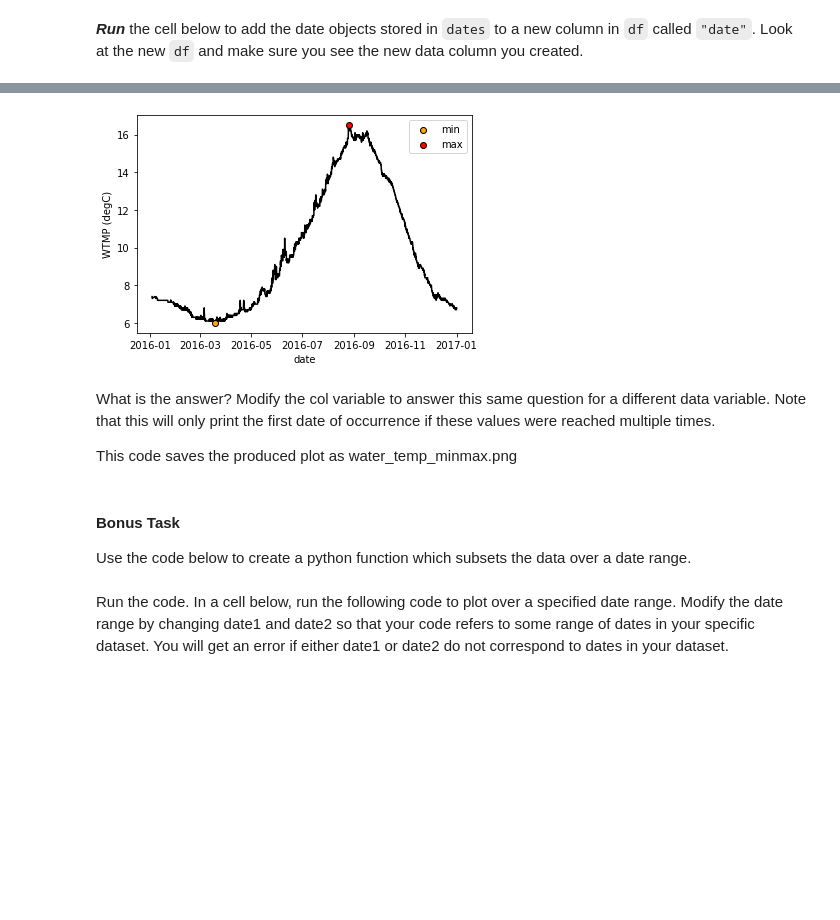
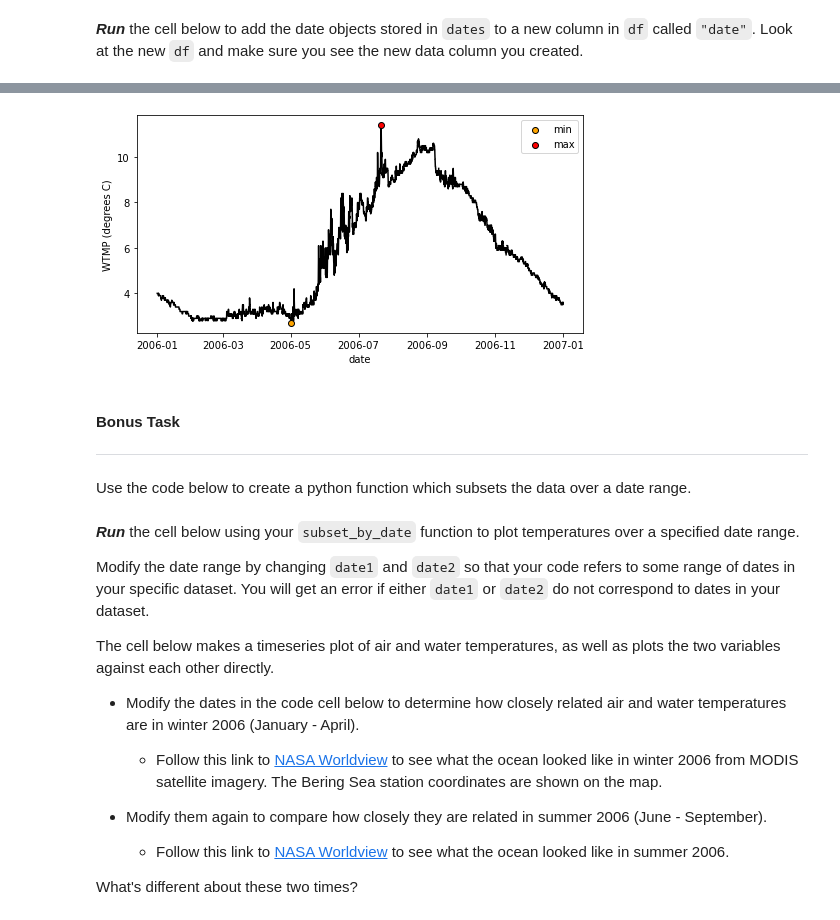
Before and after one commit to mackenziejewell/water-analysis-python-lesson, a Jupyter notebook: content/NDBC_buoy_analysis.ipynb, the cells around one changed output, grey strips where cells are left out. Cells and saved outputs as stored; diff of their text form; code cells hidden in the pictures; blank space fills up the shorter version.

```diff
--- a/content/NDBC_buoy_analysis.ipynb
+++ b/content/NDBC_buoy_analysis.ipynb
@@ -63,8 +80,8 @@ The code line below where you specified the filename will use the pandas `read_t
 # %%
 # specify the name of the text file
-filename = 'supp_info/46246h2016.txt'
+filename = 'NDBC_ID46073_2006.txt'
 
 # use pandas to read text file into dataframe called 'df_raw'
-df_raw = pd.read_table(filename, delim_whitespace=True, header = [0,1])
+df_raw = pd.read_table(filename, delim_whitespace=True, header = [0])
 df_raw
 # %% [output]
@@ -97,7 +113,7 @@ Let’s read the data in again, this time into a variable called `df`. This time
 NaN = ['999', '999.0', '99.0', '9999.0']
 
 # read in data again, but drop any columns or rows filled only with NaNs
-df = pd.read_table(filename, delim_whitespace=True, header = [0,1], na_values = NaN).dropna(axis='columns', how='all').dropna(axis='rows', how='all')
+df = pd.read_table(filename, delim_whitespace=True, header = [0], na_values = NaN).dropna(axis='columns', how='all').dropna(axis='rows', how='all')
 
 df
 # %% [output]
@@ -126,14 +141,17 @@ We can combine these five date information columns into single datetime objects
 **<em>Run</em>** the cell below to access the date data and combine them into a single array called `dates`.
 # %%
 # read date data into individual data arrays
-years = df['#YY']
+years = df['YYYY']
 months = df['MM']
 days = df['DD']
 hours = df['hh']
 mins = df['mm']
 
 # combine them into a single array called ‘dates’
-dates = [datetime.datetime.strptime(f'{y}-{m:02d}-{d:02d}T{h:02d}:{mm:02d}', '%Y-%m-%dT%H:%M') for y, m, d, h, mm in zip(years['#yr'], months['mo'], days['dy'], hours['hr'], mins['mn'])]
+# dates = [datetime.datetime.strptime(f'{y}-{m:02d}-{d:02d}T{h:02d}:{mm:02d}', '%Y-%m-%dT%H:%M') for y, m, d, h, mm in zip(years['#yr'], months['mo'], days['dy'], hours['hr'], mins['mn'])]
+
+
+dates = [datetime.datetime.strptime(f'{y}-{m:02d}-{d:02d}T{h:02d}:{mm:02d}', '%Y-%m-%dT%H:%M') for y, m, d, h, mm in zip(years, months, days, hours, mins)]
 # %% [markdown]
 **<em>Run</em>** the cell below to add the date objects stored in `dates` to a new column in `df` called `"date"`. Look at the new `df` and make sure you see the new data column you created.
 # %%
@@ -267,26 +313,29 @@ Use the code below to find min and max temperature values, and when these occurr
 # %%
 # specify data columm
 col = 'WTMP'
+units = 'degrees C'
 
 # find min/max values
-min_val = df[col].min()[0]
-max_val = df[col].max()[0]
+min_val = df[col].min()
+max_val = df[col].max()
 
 # find dates of min/max value occurrences
-date_min = df.iloc[df[col].idxmin()].date.values[0]
-date_max = df.iloc[df[col].idxmax()].date.values[0]
+date_min = df.iloc[df[col].idxmin()].date
+date_max = df.iloc[df[col].idxmax()].date
 
 # print
-print(f"\nmax {col} {min_val} {df[col].columns[0]} occurred on {date_max}")
-print(f"min {col} {max_val} {df[col].columns[0]} occurred on {date_min}\n")
+print(f"\nmax {col} {max_val} {units} occurred on {date_max}")
+print(f"min {col} {min_val} {units} occurred on {date_min}\n")
 
 # plot the data
-fig, ax = plt.subplots()
+fig, ax = plt.subplots(figsize=(8,4))
 plt.plot(df['date'], df[col].values, c='black', zorder=-1)
 plt.scatter(date_min, min_val, c='orange', edgecolor='k', label='min');
 plt.scatter(date_max, max_val, c='red', edgecolor='k', label='max');
 plt.xlabel('date')
-plt.ylabel(f'{col} ({df[col].columns[0]})')
+plt.ylabel(f'{col} ({units})')
 plt.legend();
-fig.savefig('water_temp_minmax.png', dpi=300)
+savename = f'{col}_minmax.png'
+print(f'image saved as: {savename}')
+fig.savefig(savename, dpi=300)
 # %% [output]
@@ -295,10 +346,7 @@ min WTMP 16.5 degC occurred on 2016-03-18T12:58:00.000000000
-[figure, old version]
+[figure, new version]
-# %% [markdown]
-What is the answer? Modify the col variable to answer this same question for a different data variable. Note that this will only print the first date of occurrence if these values were reached multiple times.
-
-This code saves the produced plot as water_temp_minmax.png
 # %% [markdown]
 #### Bonus Task
+***
 Use the code below to create a python function which subsets the data over a date range.
 # %%
 # create a function to find index of date in python range
@@ -316,6 +364,19 @@ def subset_by_date(date_i, date_f, df):
             indices.append(index)
     print(f'\nsubset data between {date_i} and {date_f}\n')
     return df[indices[0]:indices[1]]
-# %% [markdown]
-Run the code. In a cell below, run the following code to plot over a specified date range. Modify the date range by changing  date1 and date2 so that your code refers to some range of dates in your specific dataset. You will get an error if either date1 or date2 do not correspond to dates in your dataset.
+# %% [markdown]
+**<em>Run</em>** the cell below using your `subset_by_date` function to plot temperatures over a specified date range.
+
+Modify the date range by changing  `date1` and `date2` so that your code refers to some range of dates in your specific dataset. You will get an error if either `date1` or `date2` do not correspond to dates in your dataset.
+
+The cell below makes a timeseries plot of air and water temperatures, as well as plots the two variables against each other directly.
+
+* Modify the dates in the code cell below to determine how closely related air and water temperatures are in winter 2006 (January - April).
+    * Follow this link to [NASA Worldview](https://worldview.earthdata.nasa.gov/?v=-4261160.540466411,953954.0397129629,-981119.5000918675,3447895.0187195474&r=-125.950&p=arctic&l=Coastlines_15m,MODIS_Terra_CorrectedReflectance_TrueColor&lg=true&s=-172.012,55.008&t=2006-01-31-T20%3A00%3A34Z) to see what the ocean looked like in winter 2006 from MODIS satellite imagery. The Bering Sea station coordinates are shown on the map.
+
+
+* Modify them again to compare how closely they are related in summer 2006 (June - September).
+    * Follow this link to [NASA Worldview](https://worldview.earthdata.nasa.gov/?v=-4261160.540466411,953954.0397129627,-981119.5000918673,3447895.0187195474&r=-125.950&p=arctic&l=Coastlines_15m,MODIS_Terra_CorrectedReflectance_TrueColor&lg=true&s=-172.012,55.008&t=2006-09-16-T20%3A00%3A34Z) to see what the ocean looked like in summer 2006.
+
+What's different about these two times?
 # %%
```
Also changed, not shown: parts of 32 cells of this notebook, 6 other files.
